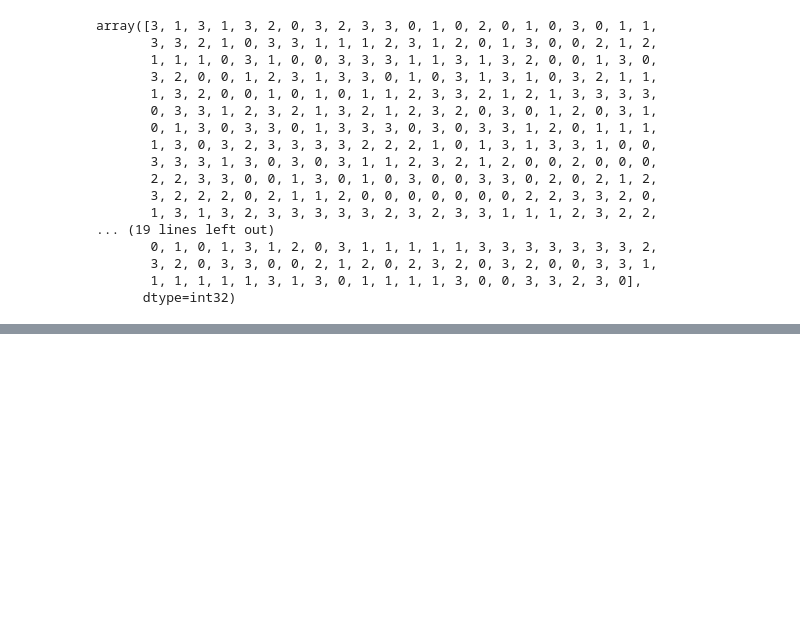
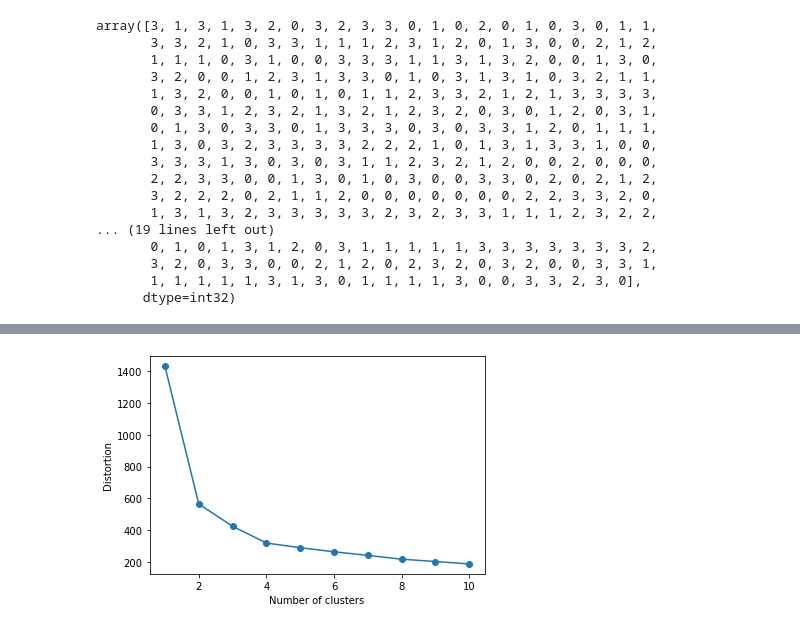
Before and after one commit to lapennanic/LHL_Miniproject3, a Jupyter notebook: customers/clustering.ipynb, the cells around one changed output, grey strips where cells are left out. Drawn from its saved outputs; the diff is of its cells as text; code cells hidden in the pictures; blank space fills up the shorter version.

```diff
--- a/customers/clustering.ipynb
+++ b/customers/clustering.ipynb
@@ -125,0 +149,13 @@ plotRadarChart(customers_radar.iloc[:,:4])
+# %%
+# plot with 8 PCs
+
+n_components = 8
+
+pca = PCA(n_components=n_components)
+pc_columns = []
+for component in range(n_components):
+    pc_columns.append('PC' + str(component+1))
+
+principal_components = pd.DataFrame(pca.fit_transform(customers_scaled.iloc[:,:-1]),
+                                    columns=pc_columns)
+principal_components
@@ -125,0 +176,4 @@ plotRadarChart(customers_radar.iloc[:,:4])
+# %%
+plot_distortion(principal_components, max_clusters = 10)
+# %% [output]
+[figure, added]
```
Also changed, not shown: parts of 18 cells of this notebook, 4 other files.
